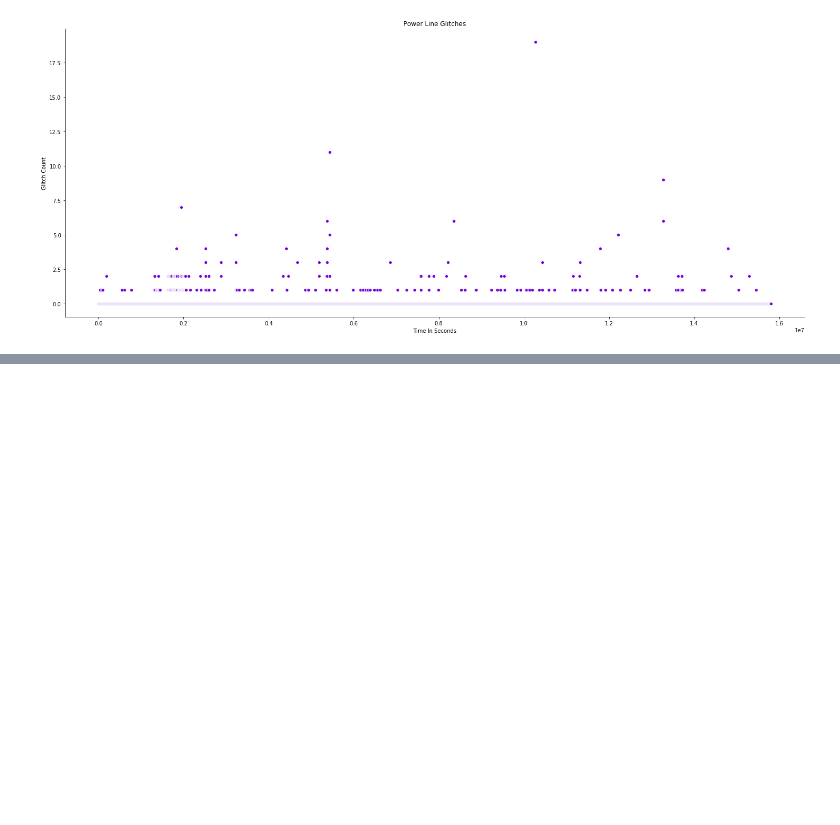
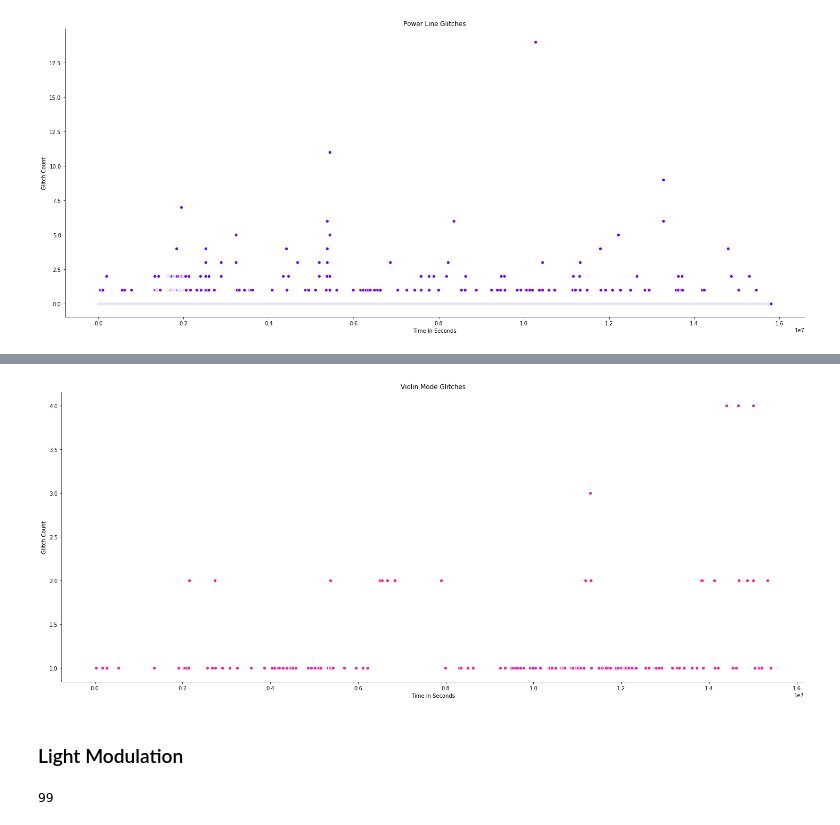
Before and after one commit to kimharr/earthquake-glitch-analysis, a Jupyter notebook: code/Glitches by Label.ipynb, the cells around one changed output, grey strips where cells are left out. Cells and saved outputs as stored; diff of their text form; code cells hidden in the pictures; blank space fills up the shorter version.

```diff
--- a/code/Glitches by Label.ipynb
+++ b/code/Glitches by Label.ipynb
@@ -525,0 +663,12 @@ plt.show()
+# %%
+filt = run_o3a_sorted['label'] == 'Violin_Mode'
+vm = run_o3a_sorted[filt].reset_index()
+# %%
+end_index = 0
+start_index = 1238166093
+
+for k in range(1,263480):
+    end_index = start_index + 60
+    filter = vm['GPStime'].between(start_index, end_index)
+    t16.iloc[k,1] = len(vm[filter])
+    start_index = end_index + 1
@@ -525,0 +681,18 @@ plt.show()
+# %%
+gc = t16['Glitch Count'].replace(0, np.nan).to_frame()
+t16 = t16[['Time In Seconds']]
+t16['Glitch Count'] = gc
+# %%
+plt.figure(figsize=(25, 10))
+color = ['#EB21A5']
+sns.set_palette(sns.color_palette(color))
+
+plot = sns.scatterplot(x = 'Time In Seconds', y = 'Glitch Count', data = t16)
+plot.spines['top'].set_visible(False)
+plot.spines['right'].set_visible(False)
+plot.set_title('Violin Mode Glitches')
+plt.show()
+# %% [output]
+[figure, added]
+# %% [markdown]
+### Light Modulation
@@ -525,0 +715,6 @@ plt.show()
+# %%
+t17 = t17.iloc[0:263480]
+t17 = t17.rename(columns = {"GPStime":"Time In Seconds"})
+t17['Glitch Count'].sum()
+# %% [output]
+99
```
Also changed, not shown: parts of 64 cells of this notebook, 12 other files.
